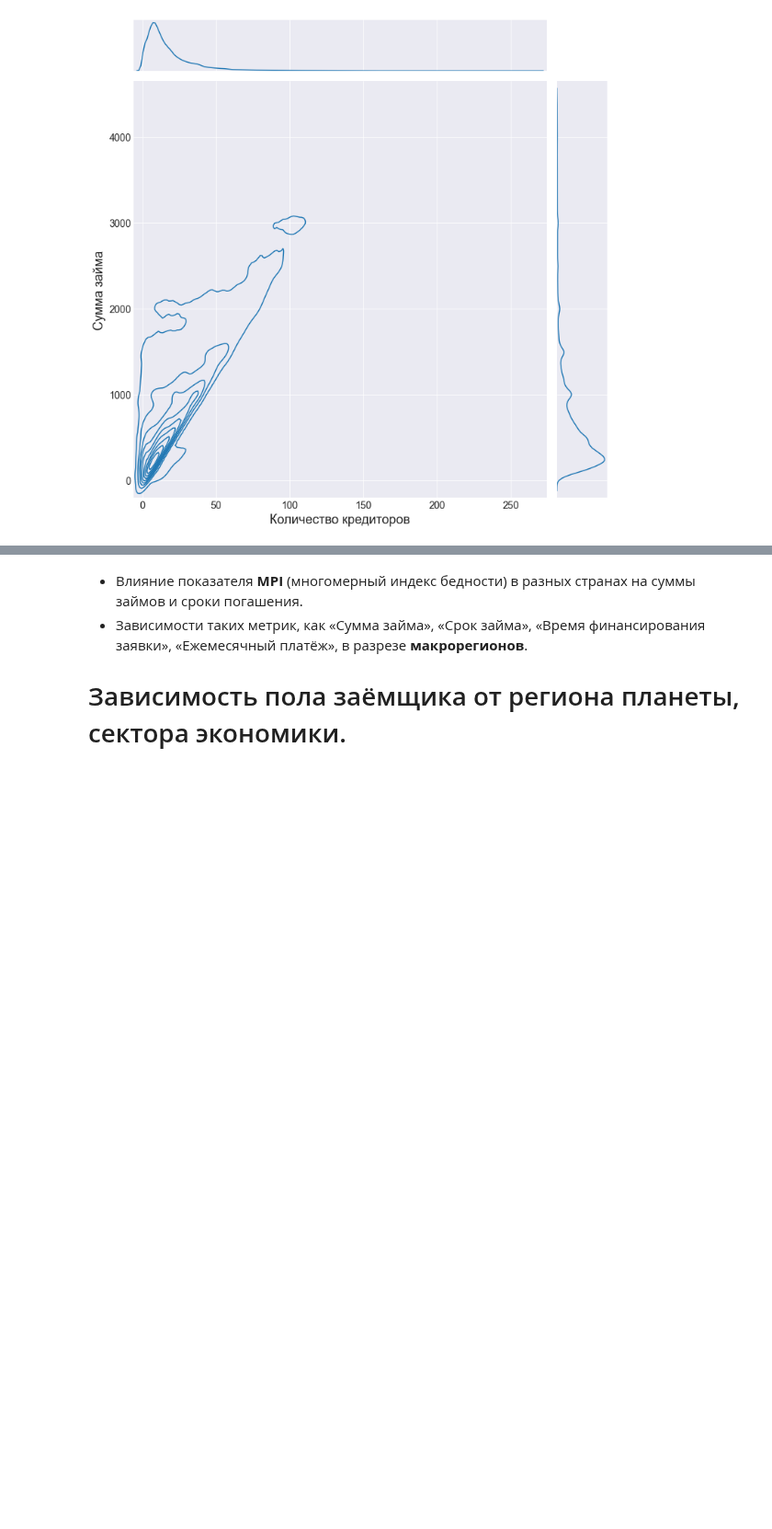
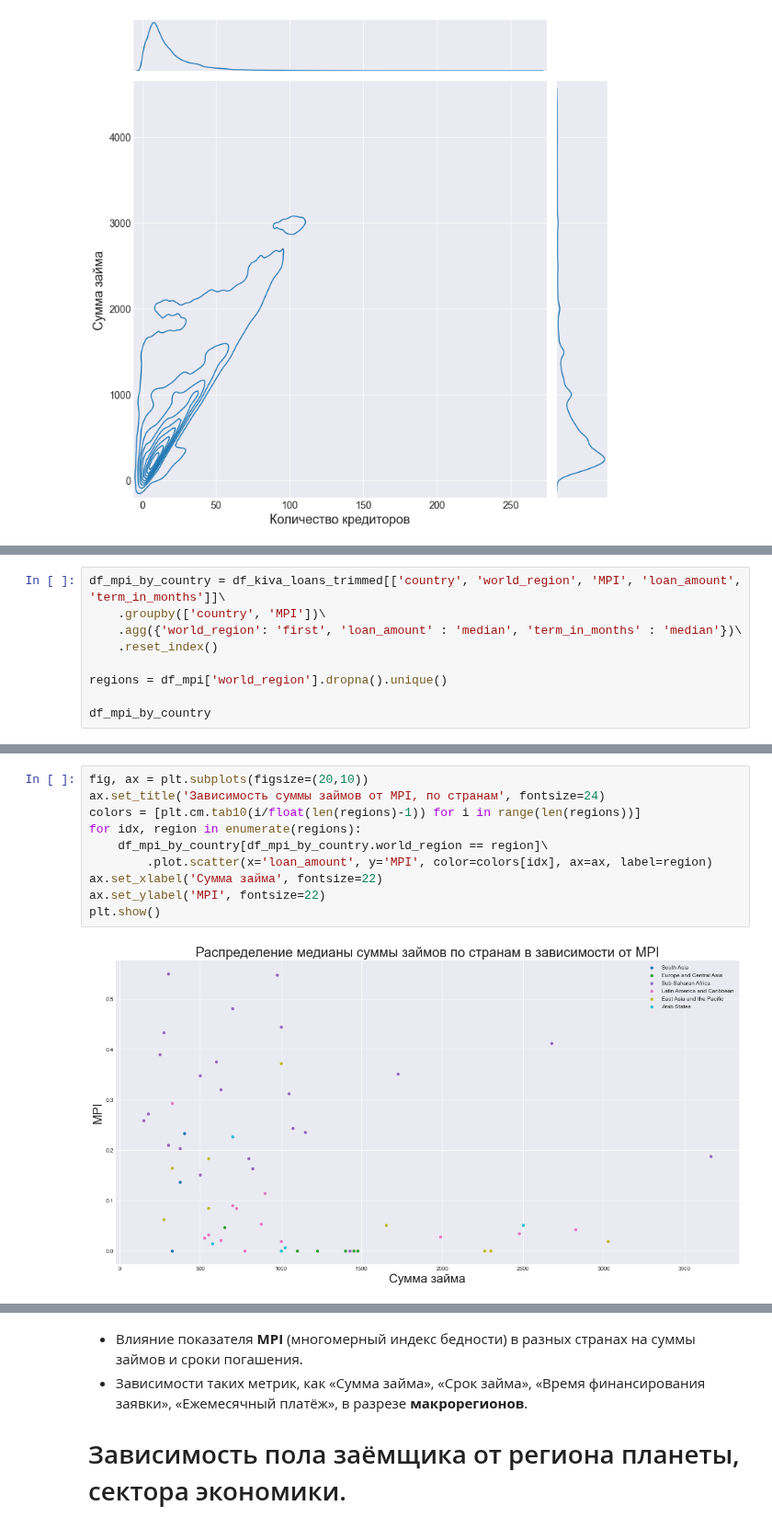
Before and after one commit to Dreeamcatcher/repo, a Jupyter notebook: skillbox/Data analytics - junior/lesson - EDA/hw-eda.ipynb, the cells around one changed output, grey strips where cells are left out. Shown at 92% size. Cells and saved outputs as stored; diff of their text form; blank space fills up the shorter version.

```diff
--- a/skillbox/Data analytics - junior/lesson - EDA/hw-eda.ipynb
+++ b/skillbox/Data analytics - junior/lesson - EDA/hw-eda.ipynb
@@ -237,0 +238,9 @@ plt.show()
+# %%
+df_mpi_by_country = df_kiva_loans_trimmed[['country', 'world_region', 'MPI', 'loan_amount', 'term_in_months']]\
+    .groupby(['country', 'MPI'])\
+    .agg({'world_region': 'first', 'loan_amount' : 'median', 'term_in_months' : 'median'})\
+    .reset_index()
+
+regions = df_mpi['world_region'].dropna().unique()
+
+df_mpi_by_country
@@ -237,0 +265,12 @@ plt.show()
+# %%
+fig, ax = plt.subplots(figsize=(20,10))
+ax.set_title('Зависимость суммы займов от MPI, по странам', fontsize=24)
+colors = [plt.cm.tab10(i/float(len(regions)-1)) for i in range(len(regions))]
+for idx, region in enumerate(regions):
+    df_mpi_by_country[df_mpi_by_country.world_region == region]\
+        .plot.scatter(x='loan_amount', y='MPI', color=colors[idx], ax=ax, label=region)
+ax.set_xlabel('Сумма займа', fontsize=22)
+ax.set_ylabel('MPI', fontsize=22)
+plt.show()
+# %% [output]
+[figure, added]
```
Also changed, not shown: parts of 9 cells of this notebook, 1 other file.
